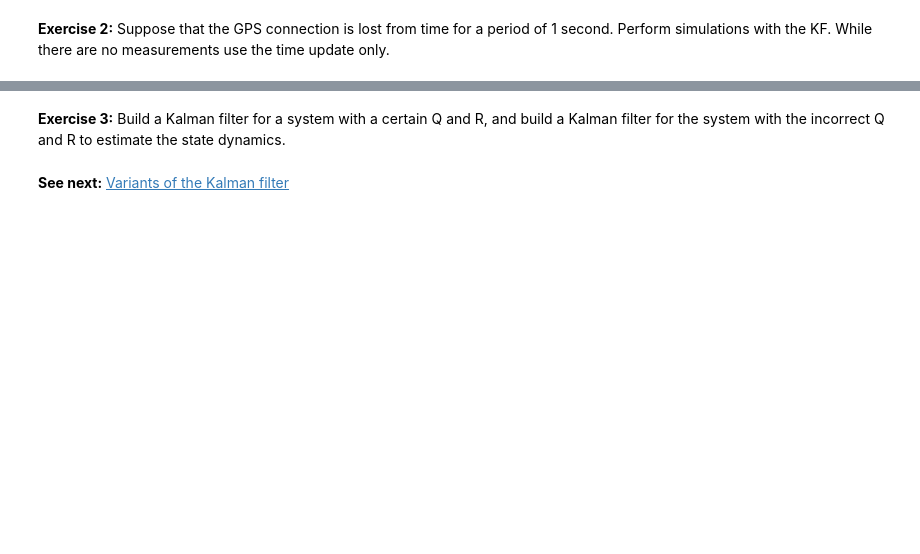
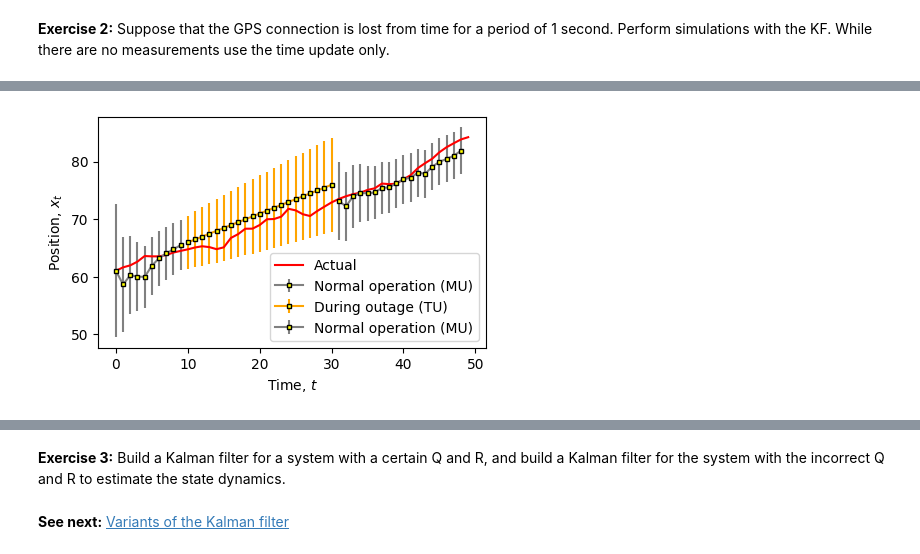
Before and after one commit to Gijinkstra/EstimationTheoryNotebooks, a Jupyter notebook: 2_kalman/3_kf_positioning.ipynb, the cells around one changed output, grey strips where cells are left out. Drawn from its saved outputs; the diff is of its cells as text; code cells hidden in the pictures; blank space fills up the shorter version.

```diff
--- a/2_kalman/3_kf_positioning.ipynb
+++ b/2_kalman/3_kf_positioning.ipynb
@@ -198,0 +160,82 @@ plt.show()
+# %%
+# Implementation of KF
+x = np.random.multivariate_normal(x0_tilde.flatten(), P0, 1).reshape((-1,1)) # random initial state
+sigma_tu, x_tu = P0, x0_tilde.reshape((-1, 1)) # initialisation
+
+n_sim = 50
+x_cache = np.zeros((n_sim, 2))
+x_mu_cache = np.zeros((n_sim-1, 2))
+x_cache[0, :] = x.T
+sigma_mu_cache = np.zeros(n_sim - 1)
+
+outage_duration_seconds = 1
+outage_start = 10
+outage_end = outage_start + int(outage_duration_seconds / h)
+print(f"Outage duration from T1 = {outage_start} until T2 = {outage_end}")
+
+time = np.arange(n_sim)
+
+for t in time[0 : n_sim - 1]:
+    v = np.random.normal(0, np.sqrt(R), 1)
+    y = C @ x + v
+
+    if outage_start <= t <= outage_end:
+        x_mu, sigma_mu = x_tu, sigma_tu
+    else:
+        sigma_mu, x_mu = measurement_update(sigma_tu, x_tu, y)
+
+
+    x_mu_cache[t, :] = x_mu.T
+    sigma_mu_cache[t] = sigma_mu[0, 0]
+
+    sigma_tu, x_tu = time_update(sigma_mu, x_mu)
+
+    w = np.random.normal(0, np.sqrt(Q), 1).T
+    x = A @ x + G * w
+    x_cache[t+1, :] = x.T
+
+# Define the standard deviation here.
+sigma = np.sqrt(sigma_mu_cache.T)
+
+# Figure initialisation.
+plt.figure(figsize=(5, 3))
+
+# Plot the first set of errorbars for clarity:
+plt.errorbar(time[:outage_start],
+             x_mu_cache[:outage_start, 0],
+             yerr= 3*sigma[:outage_start],
+             color='gray', marker='s', mfc='yellow',
+             mec='black', ms=3, mew=1,
+             label='Normal operation (MU)')
+
+# During
+plt.errorbar(time[outage_start:outage_end+1],
+             x_mu_cache[outage_start:outage_end+1, 0],
+             yerr= 3*sigma[outage_start:outage_end+1],
+             color='orange', marker='s', mfc='yellow',
+             mec='black', ms=3, mew=1,
+             label='During outage (TU)')
+
+# After
+plt.errorbar(time[outage_end+1: -1],
+             x_mu_cache[outage_end+1:, 0],
+             yerr= 3*sigma[outage_end+1:],
+             color='gray', marker='s', mfc='yellow',
+             mec='black', ms=3, mew=1,
+             label='Normal operation (MU)')
+
+# True state.
+plt.plot(time, x_cache[:, 0], 'r-', label='Actual')
+plt.xlabel('Time, $t$')
+plt.ylabel('Position, $x_t$')
+plt.legend()
+plt.show()
+
+plt.figure()
+plt.plot(sigma_mu_cache, 'ko', linewidth=2, markersize=5, label='$\sigma^2$of estimation error')
+plt.xlabel('Time, $t$')
+plt.plot(np.sqrt(sigma_mu_cache), 'rx', linewidth=2, markersize=5, label='$\sigma$ of estimation error')
+plt.ylabel('Deviation from true state')
+plt.legend()
+plt.show()
+# %% [output]
@@ -198,0 +243 @@ plt.show()
+[figure, added]
```
Also changed, not shown: parts of 6 cells of this notebook.
